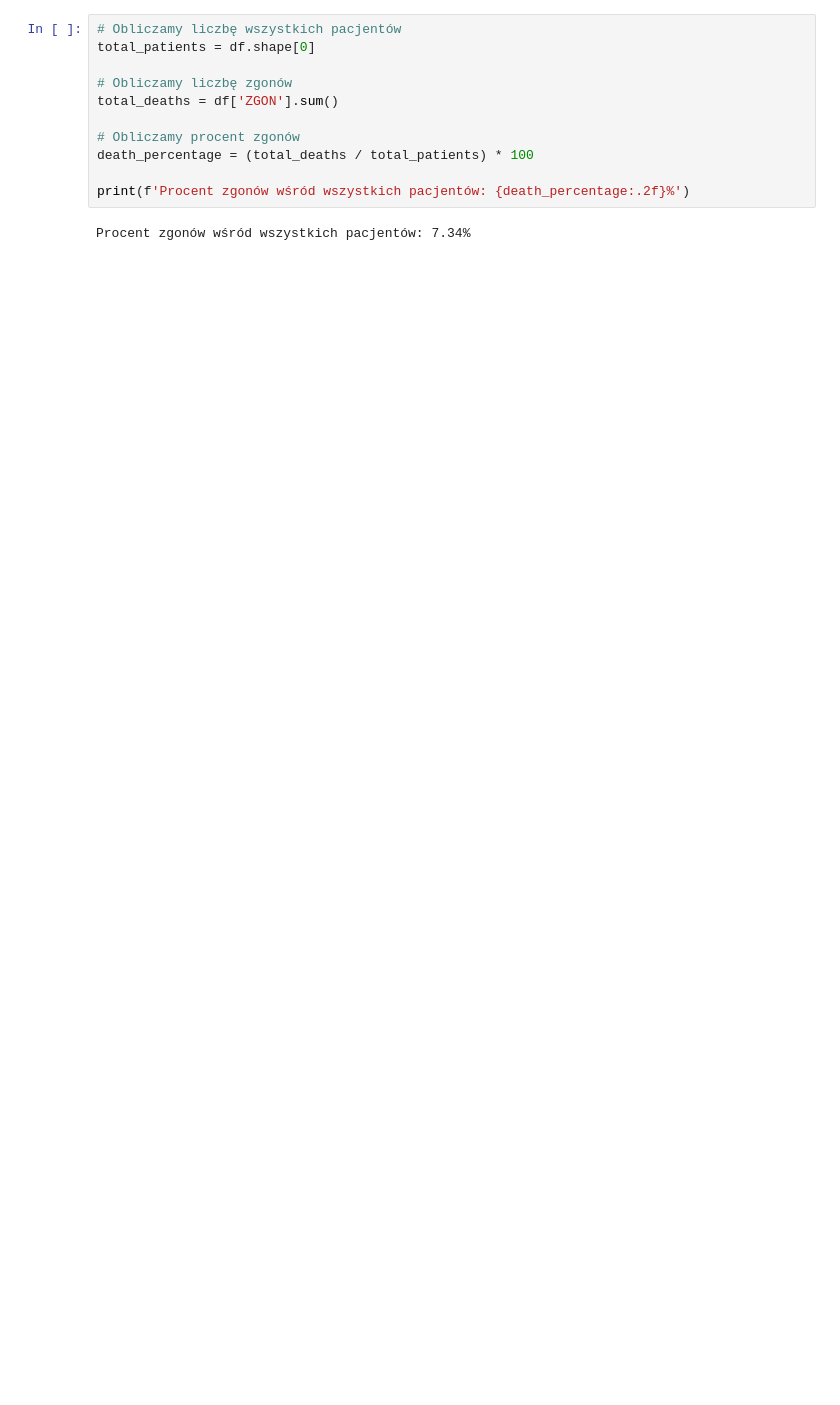
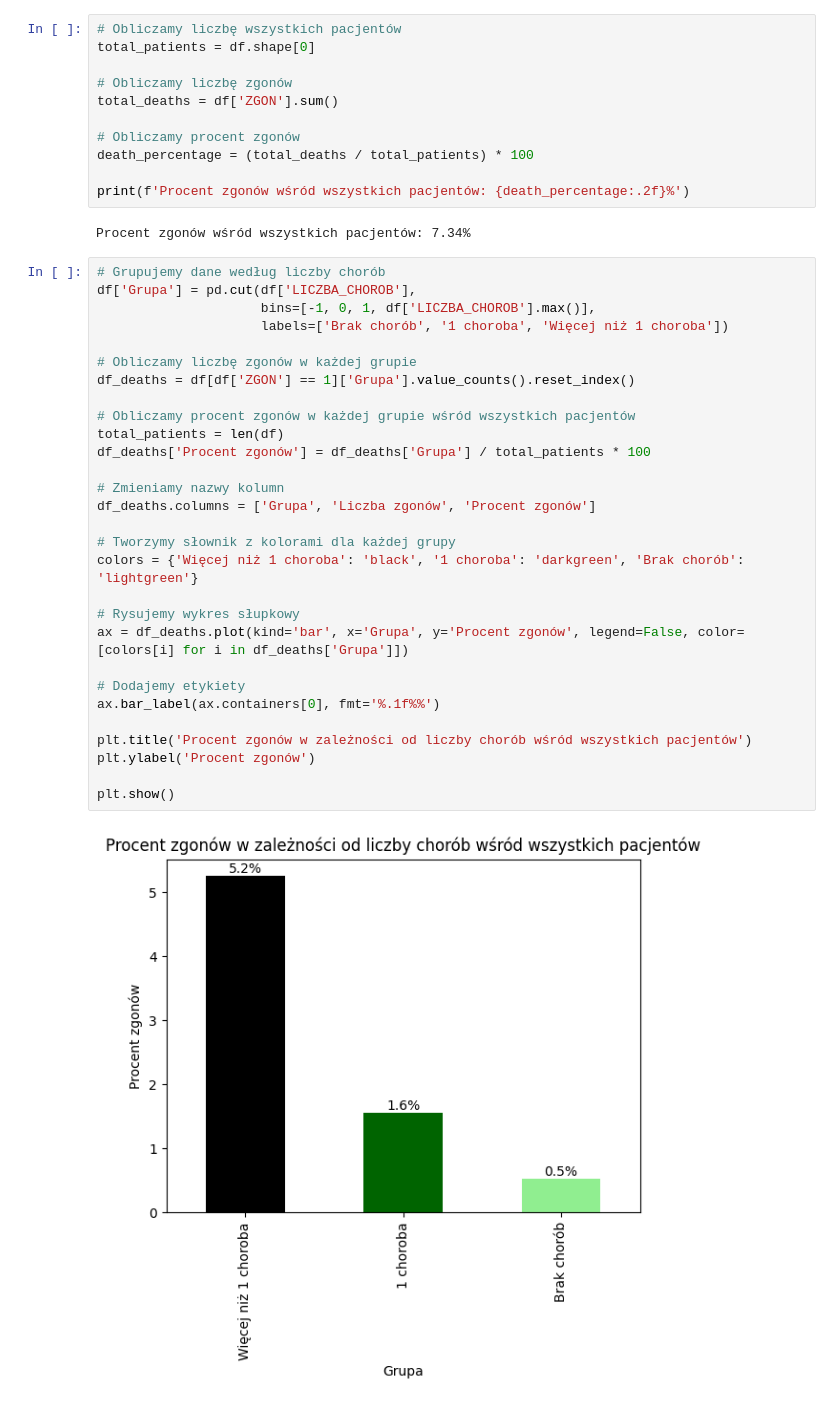
Before and after one commit to infoshareacademy/jdszr13-pocieszyciele_wrazliwych_danych, a Jupyter notebook: python-projekt-pwd/covid.ipynb, the cells around one changed output. Drawn from its saved outputs; the diff is of its cells as text; blank space fills up the shorter version.

```diff
--- a/python-projekt-pwd/covid.ipynb
+++ b/python-projekt-pwd/covid.ipynb
@@ -273,3 +273,34 @@ death_percentage = (total_deaths / total_patients) * 100
 print(f'Procent zgonów wśród wszystkich pacjentów: {death_percentage:.2f}%')
 # %% [output]
 Procent zgonów wśród wszystkich pacjentów: 7.34%
+# %%
+# Grupujemy dane według liczby chorób
+df['Grupa'] = pd.cut(df['LICZBA_CHOROB'],
+                     bins=[-1, 0, 1, df['LICZBA_CHOROB'].max()],
+                     labels=['Brak chorób', '1 choroba', 'Więcej niż 1 choroba'])
+
+# Obliczamy liczbę zgonów w każdej grupie
+df_deaths = df[df['ZGON'] == 1]['Grupa'].value_counts().reset_index()
+
+# Obliczamy procent zgonów w każdej grupie wśród wszystkich pacjentów
+total_patients = len(df)
+df_deaths['Procent zgonów'] = df_deaths['Grupa'] / total_patients * 100
+
+# Zmieniamy nazwy kolumn
+df_deaths.columns = ['Grupa', 'Liczba zgonów', 'Procent zgonów']
+
+# Tworzymy słownik z kolorami dla każdej grupy
+colors = {'Więcej niż 1 choroba': 'black', '1 choroba': 'darkgreen', 'Brak chorób': 'lightgreen'}
+
+# Rysujemy wykres słupkowy
+ax = df_deaths.plot(kind='bar', x='Grupa', y='Procent zgonów', legend=False, color=[colors[i] for i in df_deaths['Grupa']])
+
+# Dodajemy etykiety
+ax.bar_label(ax.containers[0], fmt='%.1f%%')
+
+plt.title('Procent zgonów w zależności od liczby chorób wśród wszystkich pacjentów')
+plt.ylabel('Procent zgonów')
+
+plt.show()
+# %% [output]
+[figure, added]
```
Also changed, not shown: parts of 3 cells of this notebook, 4 other files.
